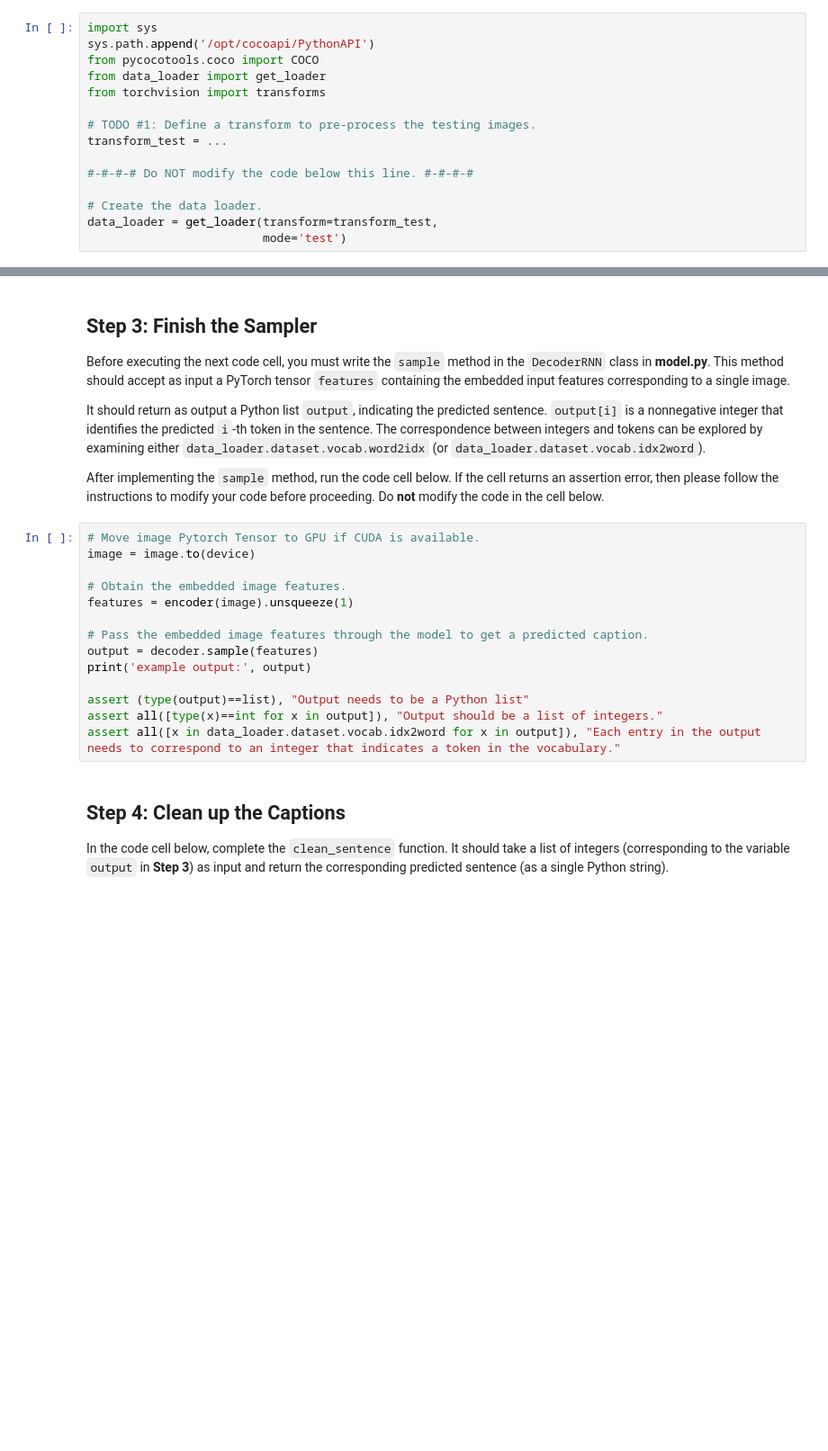
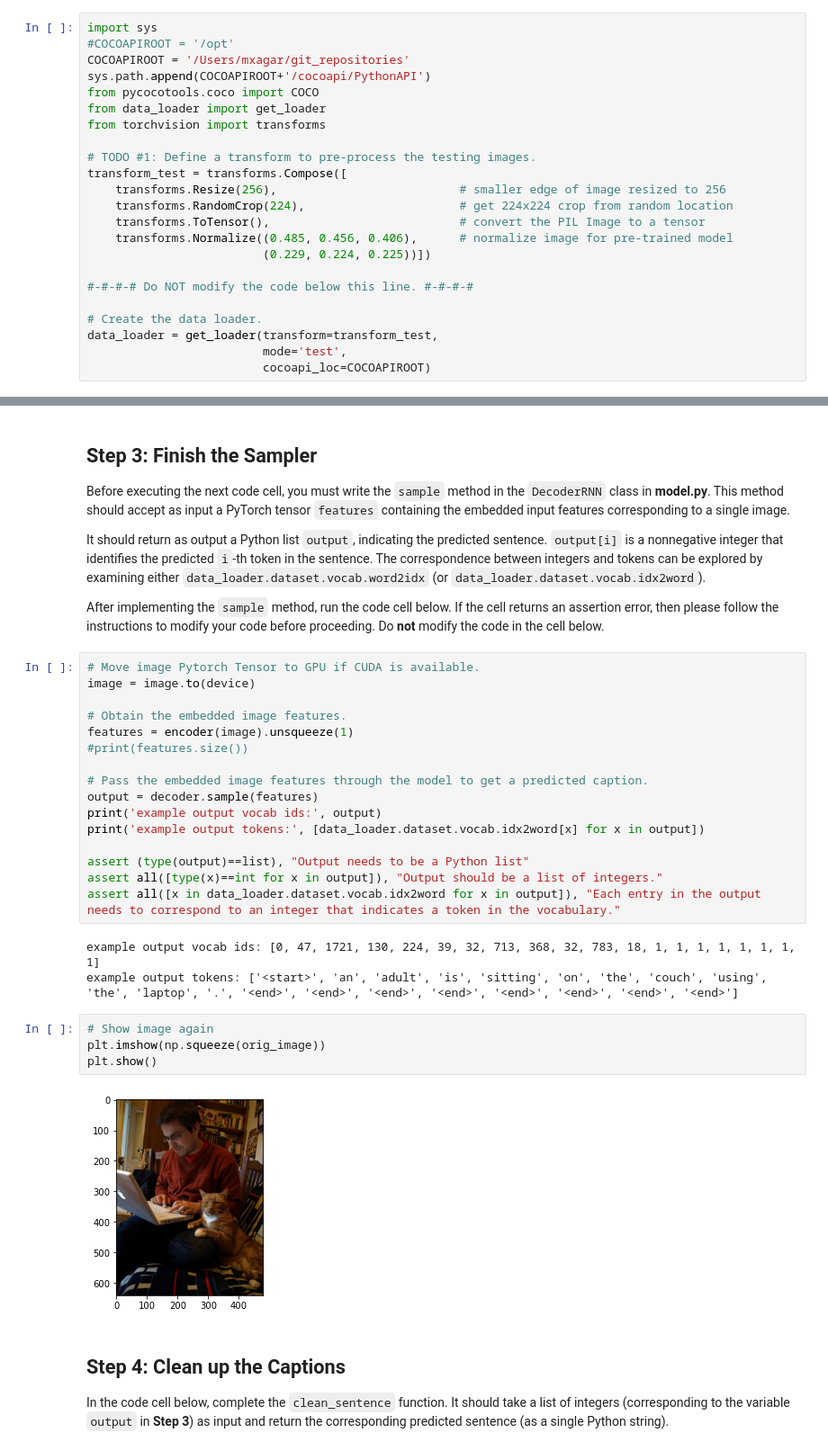
Before and after one commit to mxagar/image_captioning, a Jupyter notebook: 3_Inference.ipynb, the cells around one changed output, grey strips where cells are left out. Shown at 90% size. Drawn from its saved outputs; the diff is of its cells as text; blank space fills up the shorter version.

```diff
--- a/3_Inference.ipynb
+++ b/3_Inference.ipynb
@@ -24,16 +24,24 @@ Before running the code cell below, define the transform in `transform_test` tha
 Make sure that the transform that you define here agrees with the transform that you used to pre-process the training images (in **2_Training.ipynb**).  For instance, if you normalized the training images, you should also apply the same normalization procedure to the test images.
 # %%
 import sys
-sys.path.append('/opt/cocoapi/PythonAPI')
+#COCOAPIROOT = '/opt'
+COCOAPIROOT = '/Users/mxagar/git_repositories'
+sys.path.append(COCOAPIROOT+'/cocoapi/PythonAPI')
 from pycocotools.coco import COCO
 from data_loader import get_loader
 from torchvision import transforms
 
 # TODO #1: Define a transform to pre-process the testing images.
-transform_test = ...
+transform_test = transforms.Compose([
+    transforms.Resize(256),                          # smaller edge of image resized to 256
+    transforms.RandomCrop(224),                      # get 224x224 crop from random location
+    transforms.ToTensor(),                           # convert the PIL Image to a tensor
+    transforms.Normalize((0.485, 0.456, 0.406),      # normalize image for pre-trained model
+                         (0.229, 0.224, 0.225))])
 
 #-#-#-# Do NOT modify the code below this line. #-#-#-#
 
 # Create the data loader.
 data_loader = get_loader(transform=transform_test,
-                         mode='test')
+                         mode='test',
+                         cocoapi_loc=COCOAPIROOT)
@@ -118,14 +140,25 @@ image = image.to(device)
 
 # Obtain the embedded image features.
 features = encoder(image).unsqueeze(1)
+#print(features.size())
 
 # Pass the embedded image features through the model to get a predicted caption.
 output = decoder.sample(features)
-print('example output:', output)
+print('example output vocab ids:', output)
+print('example output tokens:', [data_loader.dataset.vocab.idx2word[x] for x in output])
 
 assert (type(output)==list), "Output needs to be a Python list"
 assert all([type(x)==int for x in output]), "Output should be a list of integers."
 assert all([x in data_loader.dataset.vocab.idx2word for x in output]), "Each entry in the output needs to correspond to an integer that indicates a token in the vocabulary."
+# %% [output]
+example output vocab ids: [0, 47, 1721, 130, 224, 39, 32, 713, 368, 32, 783, 18, 1, 1, 1, 1, 1, 1, 1, 1]
+example output tokens: ['<start>', 'an', 'adult', 'is', 'sitting', 'on', 'the', 'couch', 'using', 'the', 'laptop', '.', '<end>', '<end>', '<end>', '<end>', '<end>', '<end>', '<end>', '<end>']
+# %%
+# Show image again
+plt.imshow(np.squeeze(orig_image))
+plt.show()
+# %% [output]
+[figure, added]
 # %% [markdown]
 <a id='step4'></a>
 ## Step 4: Clean up the Captions
```
Also changed, not shown: parts of 11 cells of this notebook, 1 other file.
